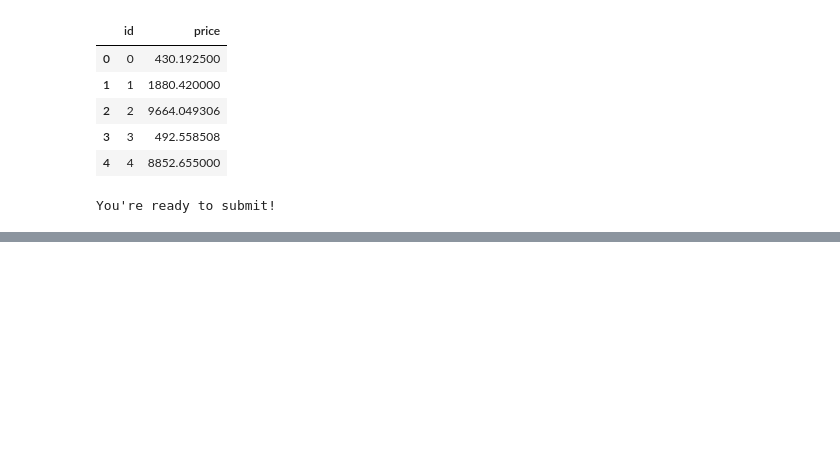
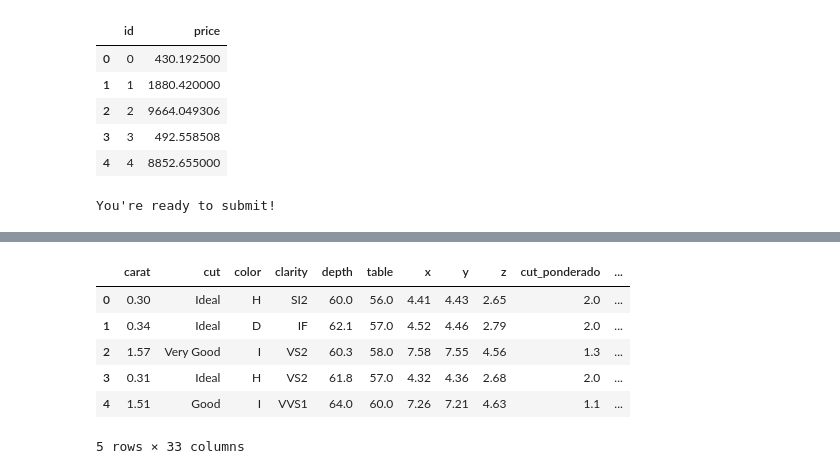
Before and after one commit to leo90rc/Leonardo.DataScience, a Jupyter notebook: week10_ML_competition_pca_kmeans/day4_competi_diamond/kaggle_diamonds.ipynb, the cells around one changed output, grey strips where cells are left out. Cells and saved outputs as stored; diff of their text form; code cells hidden in the pictures; blank space fills up the shorter version.

```diff
--- a/week10_ML_competition_pca_kmeans/day4_competi_diamond/kaggle_diamonds.ipynb
+++ b/week10_ML_competition_pca_kmeans/day4_competi_diamond/kaggle_diamonds.ipynb
@@ -595,0 +871,47 @@ You're ready to submit!
+# %%
+df_test_2 = pd.read_csv("data_diamonds/diamonds_test.csv", index_col=0)
+
+#==============================================================================================================================================================================
+
+cut_conditions_test_2 = [(df_test_2.cut == 'Fair'), (df_test_2.cut == 'Good'), (df_test_2.cut == 'Very Good'), (df_test_2.cut == 'Premium'), (df_test_2.cut == 'Ideal')]
+cut_eleccion_test_2 = [1, 1.1, 1.3, 1.6, 2]
+df_test_2['cut_ponderado'] = np.select(cut_conditions_test_2, cut_eleccion_test_2)
+
+#==============================================================================================================================================================================
+
+color_conditions_test_2 = [(df_test_2.color == 'D'), (df_test_2.color == 'E'), (df_test_2.color == 'F'), (df_test_2.color == 'G'), (df_test_2.color == 'H'), (df_test_2.color == 'I'), (df_test_2.color == 'J')]
+color_eleccion_test_2 = [3.1, 2.5, 2, 1.6, 1.3, 1.1, 1]
+df_test_2['color_ponderado'] = np.select(color_conditions_test_2, color_eleccion_test_2)
+
+#==============================================================================================================================================================================
+
+clarity_conditions_test_2 = [(df_test_2.clarity == 'I1'), (df_test_2.clarity == 'SI2'), (df_test_2.clarity == 'SI1'), (df_test_2.clarity == 'VS2'), (df_test_2.clarity == 'VS1'), (df_test_2.clarity == 'VVS2'), (df_test_2.clarity == 'VVS1'), (df_test_2.clarity == 'IF')]
+clarity_eleccion_test_2 = [1, 1.1, 1.3, 1.6, 2, 2.5, 3.1, 3.8]
+df_test_2['clarity_ponderado'] = np.select(clarity_conditions_test_2, clarity_eleccion_test_2)
+
+#==============================================================================================================================================================================
+
+depth_conditions_test_2 =   [((df_test_2.depth > 59.5) & (df_test_2.depth < 62.9)),
+                    ((df_test_2.depth > 56.2) & (df_test_2.depth < 59.5)) | ((df_test_2.depth > 62.9) & (df_test_2.depth < 65)),
+                    ((df_test_2.depth > 53.2) & (df_test_2.depth < 56.2)) | ((df_test_2.depth > 65) & (df_test_2.depth < 68))]
+depth_eleccion_test_2 = [1.6, 1.3, 1.1]
+df_test_2['depth_ponderado'] = np.select(depth_conditions_test_2, depth_eleccion_test_2, default= 1)
+
+#==============================================================================================================================================================================
+
+dummies_cut_test_2 = pd.get_dummies(df_test_2["cut"], prefix='dummie')
+dummies_color_test_2 = pd.get_dummies(df_test_2["color"], prefix='dummie')
+dummies_clarity_test_2 = pd.get_dummies(df_test_2["clarity"], prefix='dummie')
+
+#==============================================================================================================================================================================
+
+df_test_2 = pd.concat([df_test_2, dummies_cut_test_2, dummies_color_test_2, dummies_clarity_test_2], axis = 1)
+df_test_2.head()
+# %% [output]
+|  | carat | cut | color | clarity | depth | table | x | y | z | cut_ponderado | ... |
+| 0 | 0.30 | Ideal | H | SI2 | 60.0 | 56.0 | 4.41 | 4.43 | 2.65 | 2.0 | ... |
+| 1 | 0.34 | Ideal | D | IF | 62.1 | 57.0 | 4.52 | 4.46 | 2.79 | 2.0 | ... |
+| 2 | 1.57 | Very Good | I | VS2 | 60.3 | 58.0 | 7.58 | 7.55 | 4.56 | 1.3 | ... |
+| 3 | 0.31 | Ideal | H | VS2 | 61.8 | 57.0 | 4.32 | 4.36 | 2.68 | 2.0 | ... |
+| 4 | 1.51 | Good | I | VVS1 | 64.0 | 60.0 | 7.26 | 7.21 | 4.63 | 1.1 | ... |
+5 rows × 33 columns
```
Also changed, not shown: parts of 52 cells of this notebook, 13 other files.
